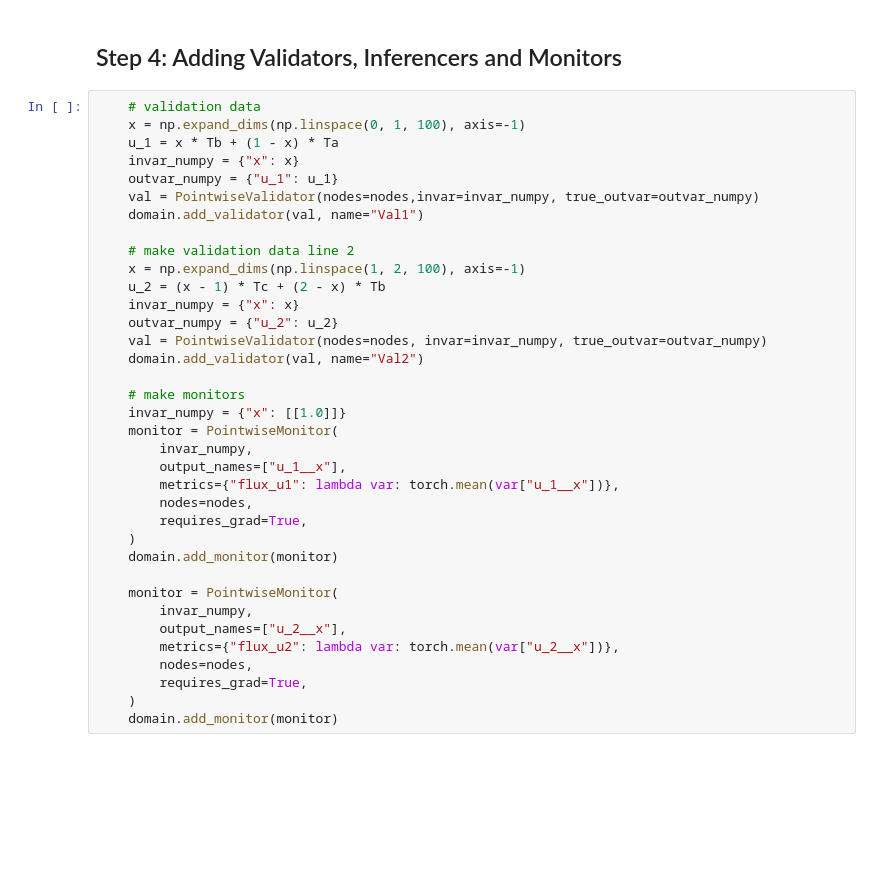
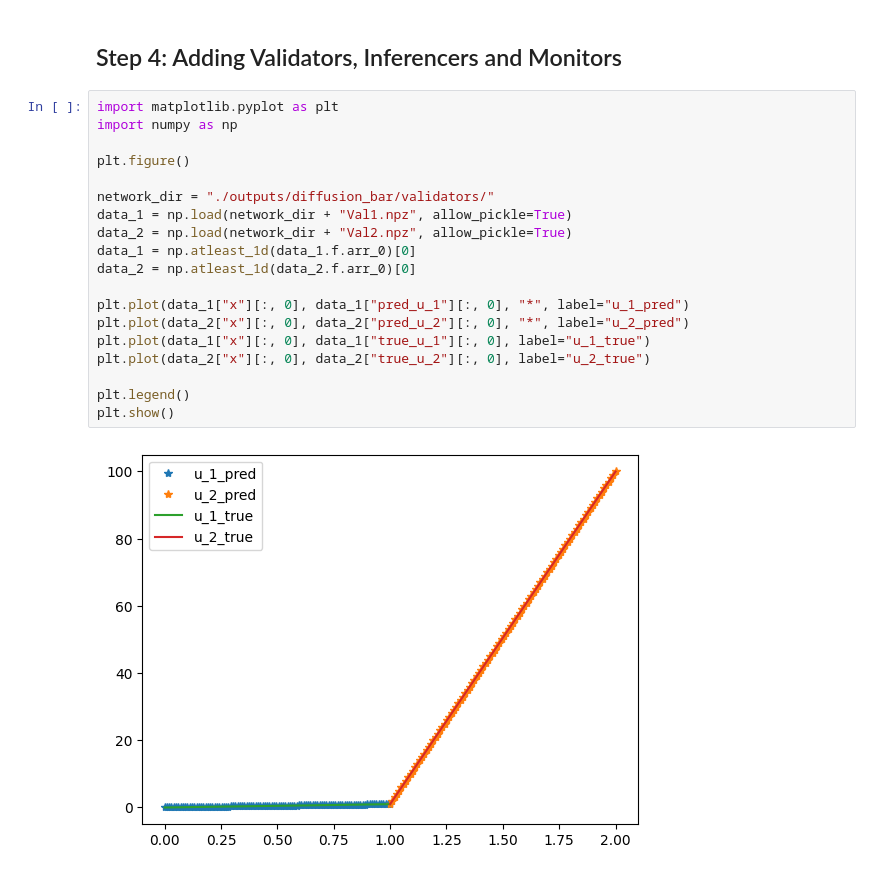
Before and after one commit to k1sihyeon/DeepLearning, a Jupyter notebook: modulus.ipynb, the cells around one changed output. Drawn from its saved outputs; the diff is of its cells as text; blank space fills up the shorter version.

```diff
--- a/modulus.ipynb
+++ b/modulus.ipynb
@@ -262,38 +347,23 @@ def run(cfg: ModulusConfig) -> None:
 # %% [markdown]
 ## Step 4: Adding Validators, Inferencers and Monitors
-# %%
-    # validation data
-    x = np.expand_dims(np.linspace(0, 1, 100), axis=-1)
-    u_1 = x * Tb + (1 - x) * Ta
-    invar_numpy = {"x": x}
-    outvar_numpy = {"u_1": u_1}
-    val = PointwiseValidator(nodes=nodes,invar=invar_numpy, true_outvar=outvar_numpy)
-    domain.add_validator(val, name="Val1")
-
-    # make validation data line 2
-    x = np.expand_dims(np.linspace(1, 2, 100), axis=-1)
-    u_2 = (x - 1) * Tc + (2 - x) * Tb
-    invar_numpy = {"x": x}
-    outvar_numpy = {"u_2": u_2}
-    val = PointwiseValidator(nodes=nodes, invar=invar_numpy, true_outvar=outvar_numpy)
-    domain.add_validator(val, name="Val2")
-
-    # make monitors
-    invar_numpy = {"x": [[1.0]]}
-    monitor = PointwiseMonitor(
-        invar_numpy,
-        output_names=["u_1__x"],
-        metrics={"flux_u1": lambda var: torch.mean(var["u_1__x"])},
-        nodes=nodes,
-        requires_grad=True,
-    )
-    domain.add_monitor(monitor)
-
-    monitor = PointwiseMonitor(
-        invar_numpy,
-        output_names=["u_2__x"],
-        metrics={"flux_u2": lambda var: torch.mean(var["u_2__x"])},
-        nodes=nodes,
-        requires_grad=True,
-    )
-    domain.add_monitor(monitor)
+# %%
+import matplotlib.pyplot as plt
+import numpy as np
+
+plt.figure()
+
+network_dir = "./outputs/diffusion_bar/validators/"
+data_1 = np.load(network_dir + "Val1.npz", allow_pickle=True)
+data_2 = np.load(network_dir + "Val2.npz", allow_pickle=True)
+data_1 = np.atleast_1d(data_1.f.arr_0)[0]
+data_2 = np.atleast_1d(data_2.f.arr_0)[0]
+
+plt.plot(data_1["x"][:, 0], data_1["pred_u_1"][:, 0], "*", label="u_1_pred")
+plt.plot(data_2["x"][:, 0], data_2["pred_u_2"][:, 0], "*", label="u_2_pred")
+plt.plot(data_1["x"][:, 0], data_1["true_u_1"][:, 0], label="u_1_true")
+plt.plot(data_2["x"][:, 0], data_2["true_u_2"][:, 0], label="u_2_true")
+
+plt.legend()
+plt.show()
+# %% [output]
+[figure, added]
```
Also changed, not shown: parts of 14 cells of this notebook.
